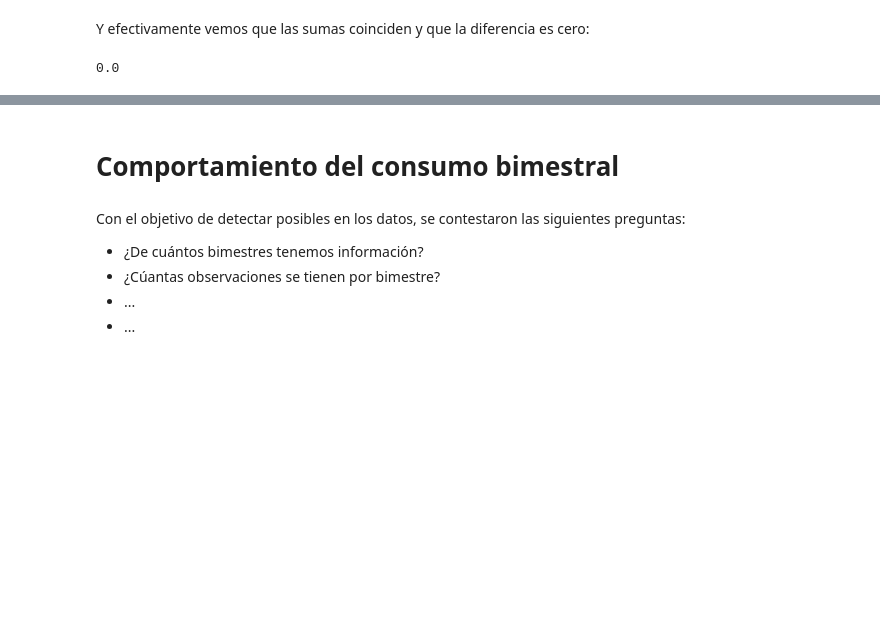
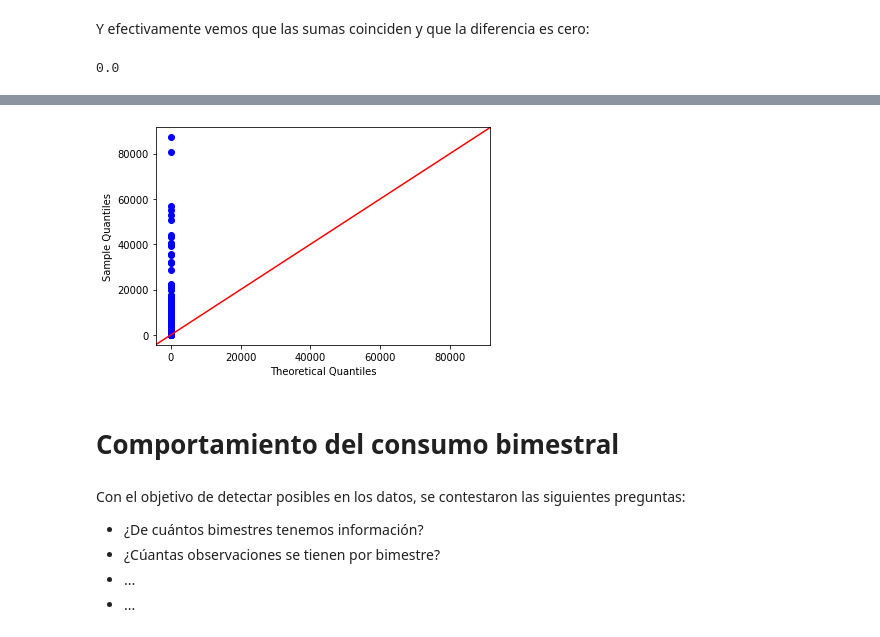
Before and after one commit to lechugaa/intro_ds_p1_consumo_agua, a Jupyter notebook: agua_profiling_expo.ipynb, the cells around one changed output, grey strips where cells are left out. Drawn from its saved outputs; the diff is of its cells as text; code cells hidden in the pictures; blank space fills up the shorter version.

```diff
--- a/agua_profiling_expo.ipynb
+++ b/agua_profiling_expo.ipynb
@@ -613,3 +636,11 @@ Grafica
+# %%
+import statsmodels.api as sm
+
+#create Q-Q plot with 45-degree line added to plot
+fig = sm.qqplot(data_sin_na["consumo_prom"], line='45')
+plt.show()
+# %% [output]
+[figure, added]
 # %% [markdown]
 # Comportamiento del consumo bimestral
 # %% [markdown]
```
Also changed, not shown: parts of 7 cells of this notebook.
